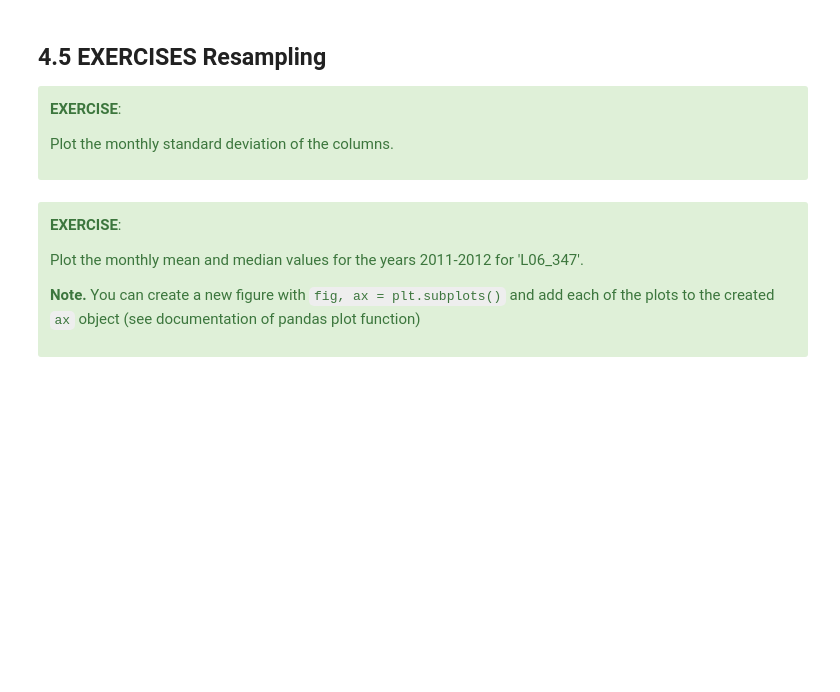
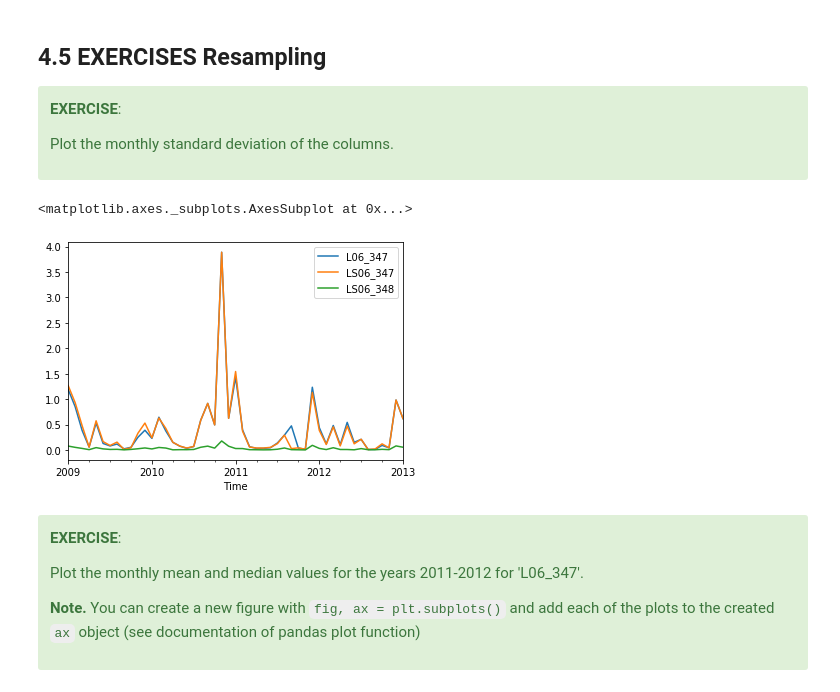
Before and after one commit to glouppe/proj0016-big-data-project, a Jupyter notebook: tutorials/4_tools_pandas.ipynb, the cells around one changed output. Cells and saved outputs as stored; diff of their text form; code cells hidden in the pictures; blank space fills up the shorter version.

```diff
--- a/tutorials/4_tools_pandas.ipynb
+++ b/tutorials/4_tools_pandas.ipynb
@@ -806,6 +1149,12 @@ temp_series_freq_2H
 
 Plot the monthly standard deviation of the columns.
 </div>
+# %%
+data = pd.read_csv("data/flowdata.csv", index_col=0, parse_dates=True)
+data.resample('M').std().plot()
+# %% [output]
+<matplotlib.axes._subplots.AxesSubplot at 0x...>
+[figure, added]
 # %% [markdown]
 <div class="alert alert-success">
 
```
Also changed, not shown: parts of 52 cells of this notebook, 6 other files.
